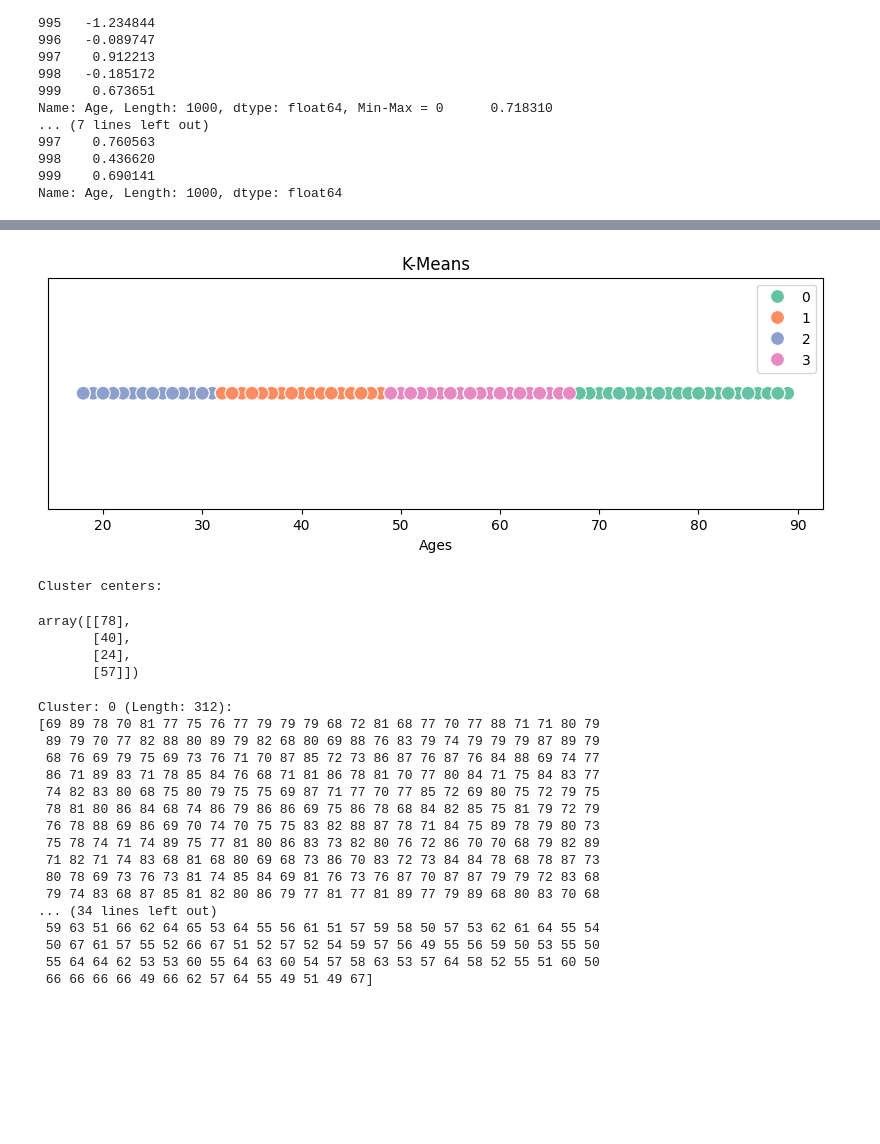
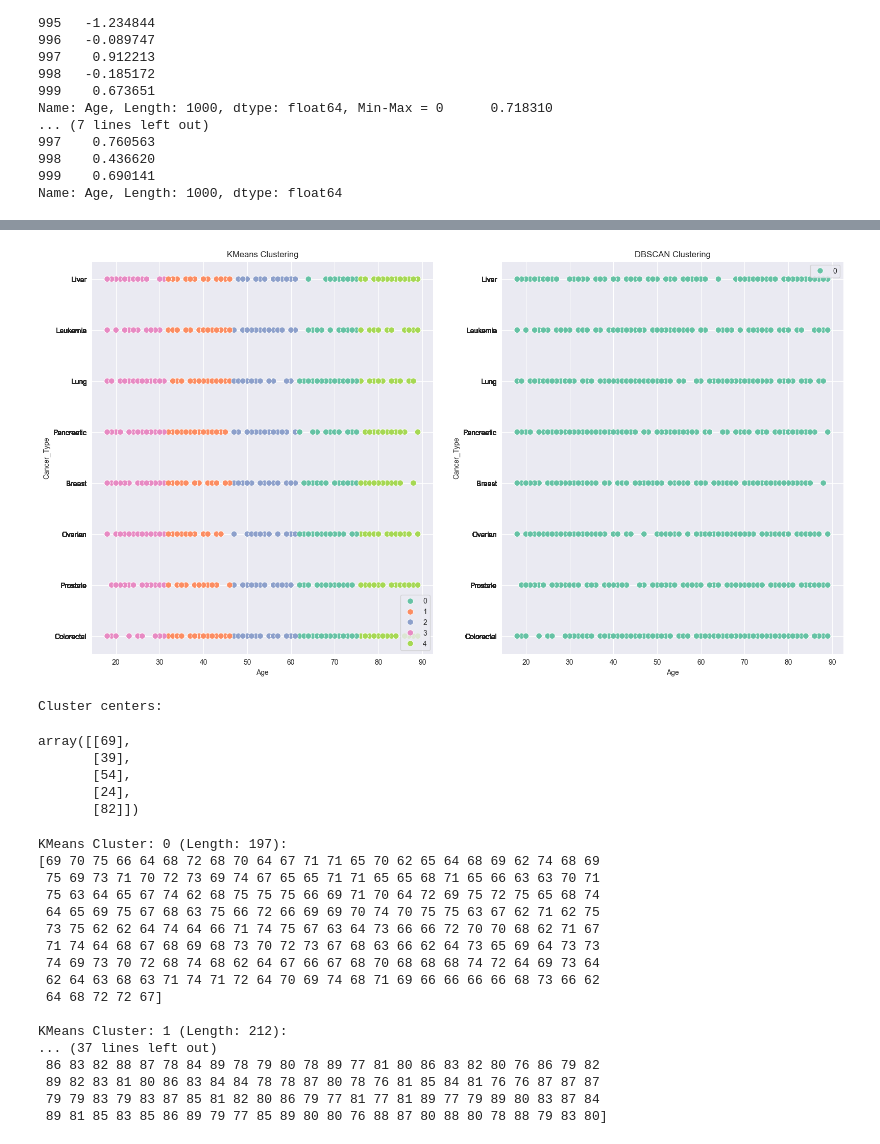
Before and after one commit to rex-vero/data-mining-tasks, a Jupyter notebook: ds.ipynb, the cells around one changed output, grey strips where cells are left out. Cells and saved outputs as stored; diff of their text form; code cells hidden in the pictures; blank space fills up the shorter version.

```diff
--- a/ds.ipynb
+++ b/ds.ipynb
@@ -163,0 +167,11 @@ import seaborn as sns
+# %%
+dd = data.Age.values.reshape(-1, 1)
+kmeans = KMeans(n_clusters=5)
+dbscan = DBSCAN(eps=1, min_samples=1)
+k_labels = kmeans.fit_predict(dd)
+db_labels = dbscan.fit_predict(dd)
+data['K-means'] = k_labels
+data['DBSCAN'] = db_labels
+# %%
+dt=data.Cancer_Type
+dt
@@ -164,45 +191,44 @@ import seaborn as sns
 # %%
-dd = data.Age.values.reshape(-1, 1)
-kmeans = KMeans(n_clusters=4)
-labels = kmeans.fit_predict(dd)
-data['K-means'] = labels
-plt.figure(figsize=(10, 3))
-sns.scatterplot(x=data['Age'], y=[0]*len(data), hue=labels, palette='Set2', s=100)
-plt.title("K-Means")
-plt.yticks([])
-plt.xlabel("Ages")
+_, axes = plt.subplots(1, 2, figsize=(19, 10))
+sns.scatterplot(ax=axes[0], x=data.Age, y=dt, hue=k_labels, palette='Set2', s=70)
+axes[0].set_title("KMeans Clustering")
+axes[0].set_yticks(dt)
+sns.scatterplot(ax=axes[1], x=data.Age, y=dt, hue=db_labels, palette='Set2', s=70)
+axes[1].set_title("DBSCAN Clustering")
+axes[1].set_yticks(dt)
 plt.show()
 # %% [output]
-[figure, old version]
+[figure, new version]
 # %%
 print("Cluster centers:")
 kmeans.cluster_centers_.round().astype(int)
 # %% [output]
 Cluster centers:
-array([[78],
-       [40],
+array([[69],
+       [39],
+       [54],
        [24],
-       [57]])
+       [82]])
 # %%
 for i in range(kmeans.n_clusters):
     ages = data[data['K-means'] == i]['Age'].round().astype(int)
-    print(f"\nCluster: {i} (Length: {len(ages)}):")
+    print(f"\nKMeans Cluster: {i} (Length: {len(ages)}):")
     print(ages.values)
 # %% [output]
-Cluster: 0 (Length: 312):
-[69 89 78 70 81 77 75 76 77 79 79 79 68 72 81 68 77 70 77 88 71 71 80 79
- 89 79 70 77 82 88 80 89 79 82 68 80 69 88 76 83 79 74 79 79 79 87 89 79
- 68 76 69 79 75 69 73 76 71 70 87 85 72 73 86 87 76 87 76 84 88 69 74 77
- 86 71 89 83 71 78 85 84 76 68 71 81 86 78 81 70 77 80 84 71 75 84 83 77
- 74 82 83 80 68 75 80 79 75 75 69 87 71 77 70 77 85 72 69 80 75 72 79 75
- 78 81 80 86 84 68 74 86 79 86 86 69 75 86 78 68 84 82 85 75 81 79 72 79
- 76 78 88 69 86 69 70 74 70 75 75 83 82 88 87 78 71 84 75 89 78 79 80 73
- 75 78 74 71 74 89 75 77 81 80 86 83 73 82 80 76 72 86 70 70 68 79 82 89
- 71 82 71 74 83 68 81 68 80 69 68 73 86 70 83 72 73 84 84 78 68 78 87 73
- 80 78 69 73 76 73 81 74 85 84 69 81 76 73 76 87 70 87 87 79 79 72 83 68
- 79 74 83 68 87 85 81 82 80 86 79 77 81 77 81 89 77 79 89 68 80 83 70 68
-... (34 lines left out)
- 59 63 51 66 62 64 65 53 64 55 56 61 51 57 59 58 50 57 53 62 61 64 55 54
- 50 67 61 57 55 52 66 67 51 52 57 52 54 59 57 56 49 55 56 59 50 53 55 50
- 55 64 64 62 53 53 60 55 64 63 60 54 57 58 63 53 57 64 58 52 55 51 60 50
- 66 66 66 66 49 66 62 57 64 55 49 51 49 67]
+KMeans Cluster: 0 (Length: 197):
+[69 70 75 66 64 68 72 68 70 64 67 71 71 65 70 62 65 64 68 69 62 74 68 69
+ 75 69 73 71 70 72 73 69 74 67 65 65 71 71 65 65 68 71 65 66 63 63 70 71
+ 75 63 64 65 67 74 62 68 75 75 75 66 69 71 70 64 72 69 75 72 75 65 68 74
+ 64 65 69 75 67 68 63 75 66 72 66 69 69 70 74 70 75 75 63 67 62 71 62 75
+ 73 75 62 62 64 74 64 66 71 74 75 67 63 64 73 66 66 72 70 70 68 62 71 67
+ 71 74 64 68 67 68 69 68 73 70 72 73 67 68 63 66 62 64 73 65 69 64 73 73
+ 74 69 73 70 72 68 74 68 62 64 67 66 67 68 70 68 68 68 74 72 64 69 73 64
+ 62 64 63 68 63 71 74 71 72 64 70 69 74 68 71 69 66 66 66 66 68 73 66 62
+ 64 68 72 72 67]
+
+KMeans Cluster: 1 (Length: 212):
+... (37 lines left out)
+ 86 83 82 88 87 78 84 89 78 79 80 78 89 77 81 80 86 83 82 80 76 86 79 82
+ 89 82 83 81 80 86 83 84 84 78 78 87 80 78 76 81 85 84 81 76 76 87 87 87
+ 79 79 83 79 83 87 85 81 82 80 86 79 77 81 77 81 89 77 79 89 80 83 87 84
+ 89 81 85 83 85 86 89 79 77 85 89 80 80 76 88 87 80 88 80 78 88 79 83 80]
```
Also changed, not shown: parts of 9 cells of this notebook, 1 other file.
